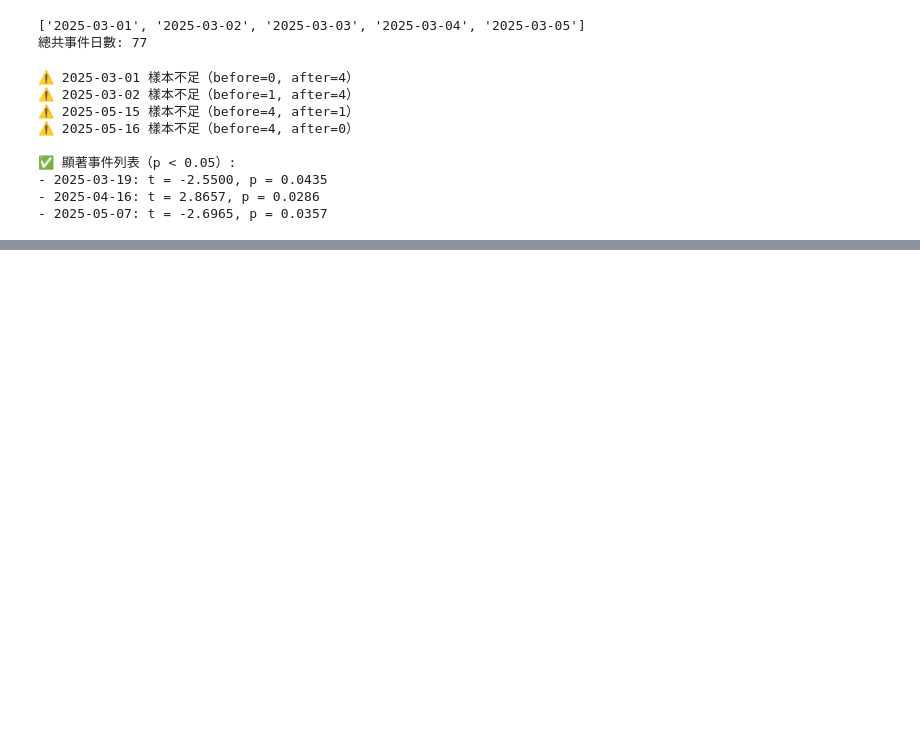
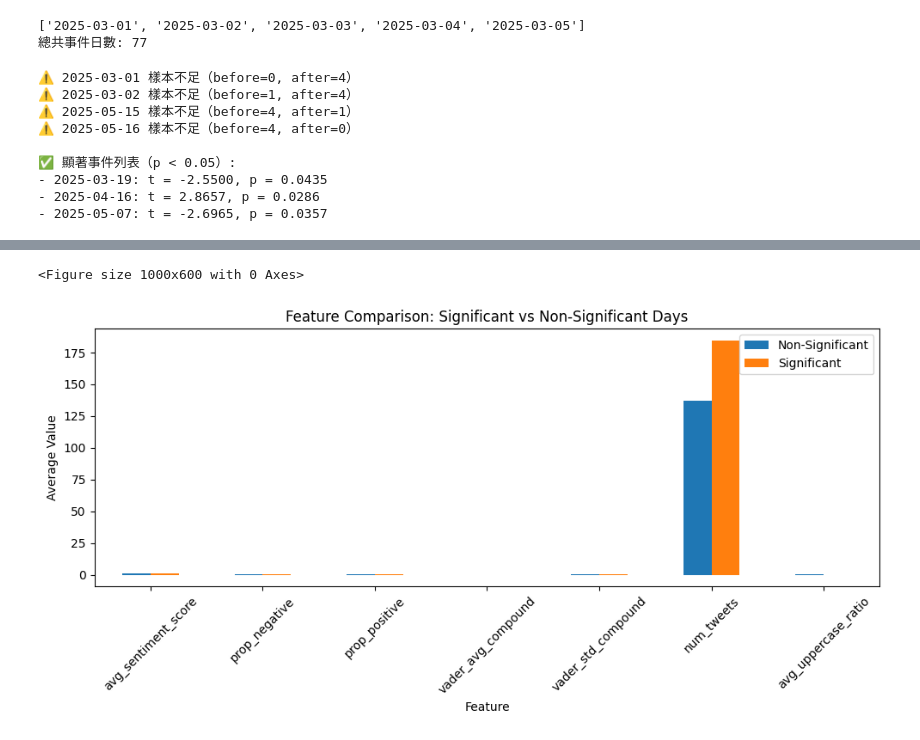
Before and after one commit to eric2003-tj/Python_ML_final, a Jupyter notebook: statistics.ipynb, the cells around one changed output, grey strips where cells are left out. Cells and saved outputs as stored; diff of their text form; code cells hidden in the pictures; blank space fills up the shorter version.

```diff
--- a/statistics.ipynb
+++ b/statistics.ipynb
@@ -69,0 +262,31 @@ else:
+# %%
+import matplotlib.pyplot as plt
+import seaborn as sns
+import pandas as pd
+
+# 將顯著事件標記到主資料表
+df["is_significant"] = df["date"].isin([pd.to_datetime(d[0]) for d in significant_events])
+
+# 要分析的特徵欄位（你可以自行更換）
+feature_cols = [
+    'avg_sentiment_score',
+    'prop_negative', 'prop_positive',
+    'vader_avg_compound', 'vader_std_compound',
+    'num_tweets', 'avg_uppercase_ratio'
+]
+
+# 計算每組平均
+group_mean = df.groupby("is_significant")[feature_cols].mean().T
+group_mean.columns = ["Non-Significant", "Significant"]
+
+# === Plot: Feature Mean Comparison (English Labels) ===
+plt.figure(figsize=(10, 6))
+group_mean.plot(kind="bar", figsize=(10, 5), title="Feature Comparison: Significant vs Non-Significant Days")
+plt.ylabel("Average Value")
+plt.xlabel("Feature")
+plt.xticks(rotation=45)
+plt.tight_layout()
+plt.show()
+# %% [output]
+<Figure size 1000x600 with 0 Axes>
+[figure, added]
```
Also changed, not shown: parts of 10 cells of this notebook.
